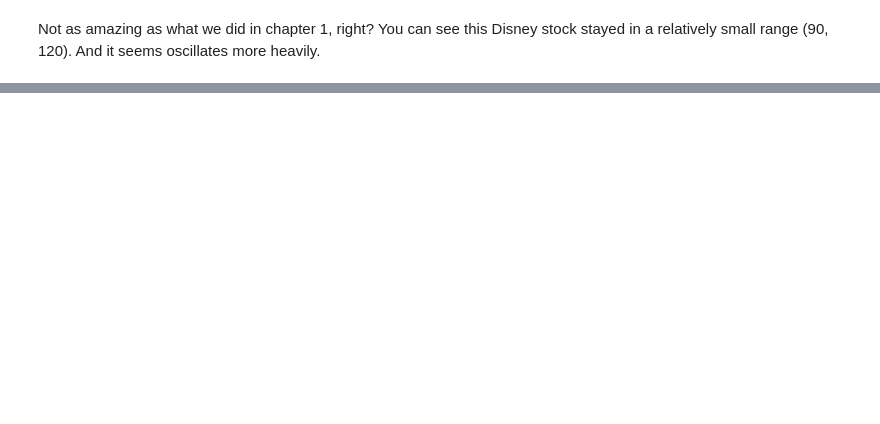
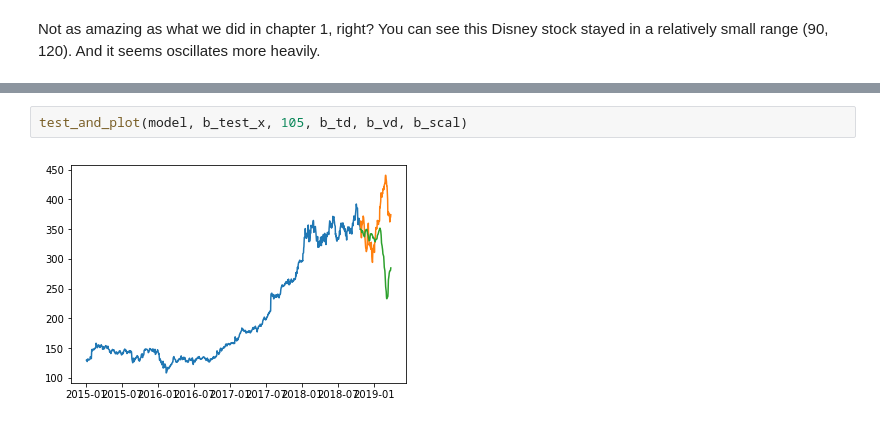
Before and after one commit to Litchilitchy/stock, a Jupyter notebook: 2-try-one-model-on-multiple-stock.ipynb, the cells around one changed output, grey strips where cells are left out. Saved outputs shown, nothing was run; the diff lists cells and outputs as text; blank space fills up the shorter version.

```diff
--- a/2-try-one-model-on-multiple-stock.ipynb
+++ b/2-try-one-model-on-multiple-stock.ipynb
@@ -155,0 +187,4 @@ b_train_x, b_train_y, b_test_x, b_test_y = get_train_and_test_data(boeing)
+# %%
+test_and_plot(model, b_test_x, 105, b_td, b_vd, b_scal)
+# %% [output]
+[figure, added]
```
Also changed, not shown: parts of 23 cells of this notebook.
